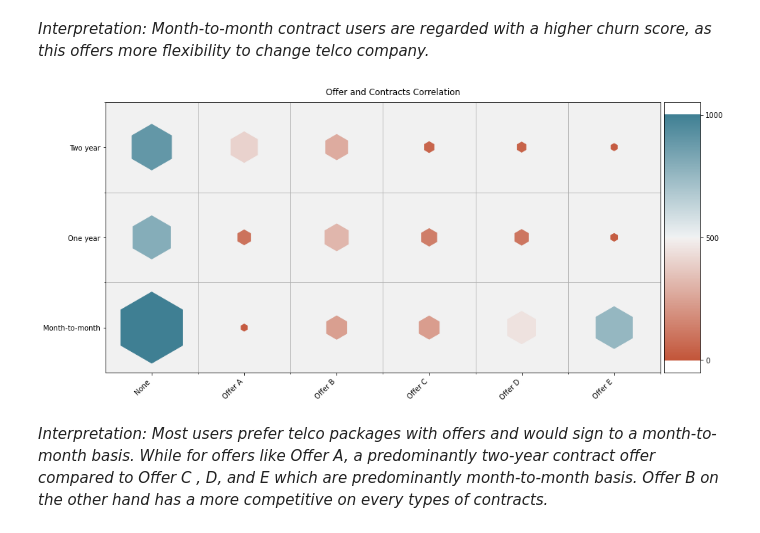
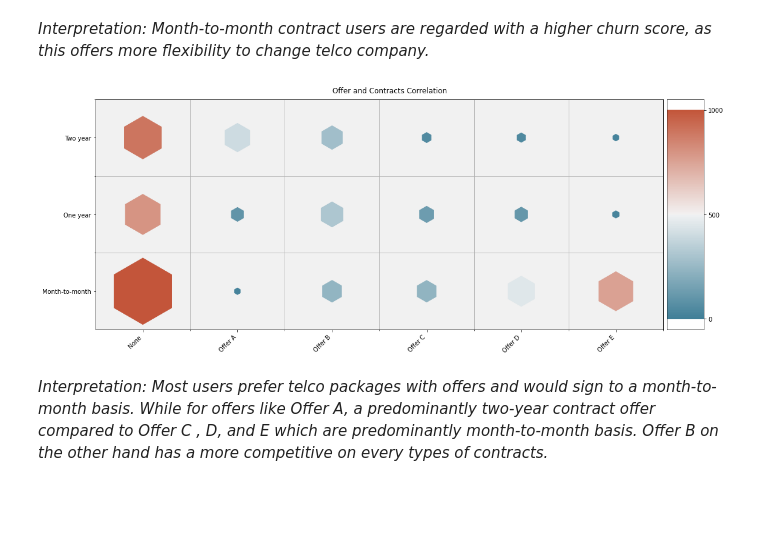
Before and after one commit to JeanLiew/Customer_Attrition_Model, a Jupyter notebook: code/02_EDA.ipynb, the cells around one changed output. Drawn from its saved outputs; the diff is of its cells as text; code cells hidden in the pictures; blank space fills up the shorter version.

```diff
--- a/code/02_EDA.ipynb
+++ b/code/02_EDA.ipynb
@@ -634,28 +634,29 @@ plt.show()
 *Interpretation: Month-to-month contract users are regarded with a higher churn score, as this offers more flexibility to change telco company.*
 # %%
 #plot viz for heatmap
-palette = sns.diverging_palette(20, 220, n=256)
+palette = sns.diverging_palette(225, 20, n=256)
 plot_df = telco.copy()
-plot_df['count'] = np.ones(len(telco))
-g = plot_df.groupby(['offer', 'contract']).count()[['count']].reset_index()
-plt.figure(figsize=(15, 7))
+plot_df['counter'] = np.ones(len(telco))
+g = plot_df.groupby(['offer', 'contract']).count()[['counter']].reset_index()
+
+plt.figure(figsize=(18, 7))
 heatmap(
     x=g['offer'],
     y=g['contract'],
-    color=g['count'],
-    size=g['count'],
+    color=g['counter'],
+    size=g['counter'],
     marker='h',
-    size_scale=10000,
+    size_scale=12000,
     palette = palette,
     color_range = (0, 1000),
 
 )
 
 plt.suptitle('Offer and Contracts Correlation', y=0.92)
 plt.savefig('../images/offer_contract_corr.png')
 plt.show()
 # %% [output]
-[figure, old version]
+[figure, new version]
 # %% [markdown]
 *Interpretation: Most users prefer telco packages with offers and would sign to a month-to-month basis. While for offers like Offer A, a predominantly two-year contract offer compared to Offer C , D, and E which are predominantly month-to-month basis. Offer B on the other hand has a more competitive on every types of contracts.*
 # %% [markdown]
```
Also changed, not shown: parts of 18 cells of this notebook, 23 other files.
